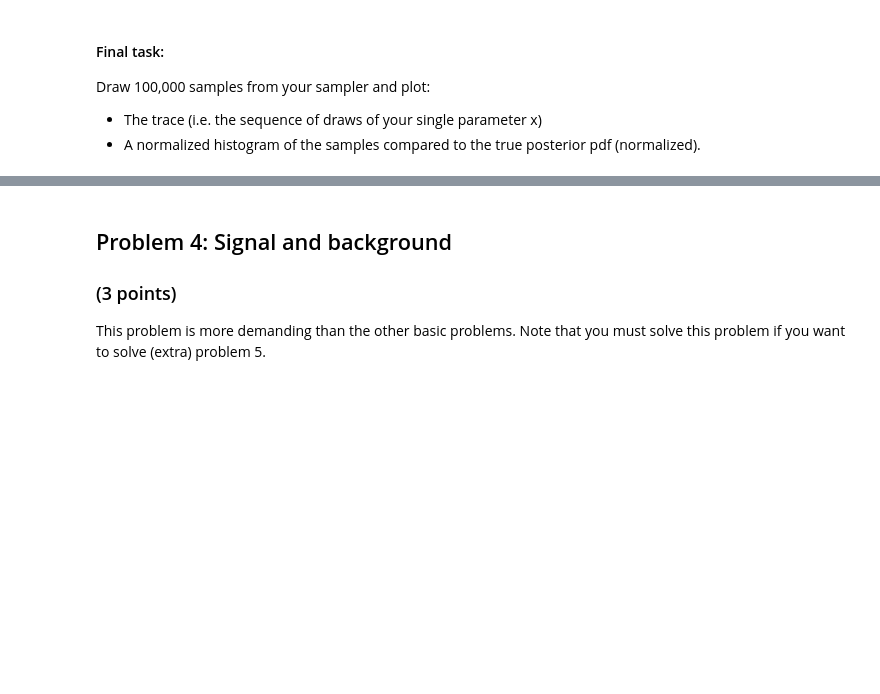
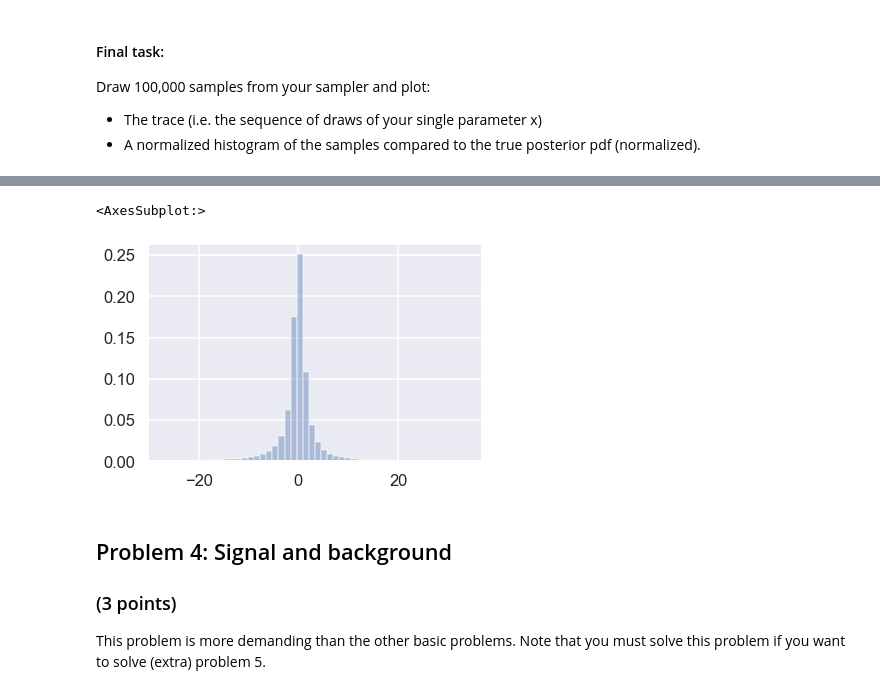
Before and after one commit to pwd-alejandro/learningFromData, a Jupyter notebook: doc/pub/ProblemSets/Set2/TIF285_ProblemSet2/TIF285_ProblemSet2/TIF285_ps2_basic_problems.ipynb, the cells around one changed output, grey strips where cells are left out. Saved outputs shown, nothing was run; the diff lists cells and outputs as text; code cells hidden in the pictures; blank space fills up the shorter version.

```diff
--- a/doc/pub/ProblemSets/Set2/TIF285_ProblemSet2/TIF285_ProblemSet2/TIF285_ps2_basic_problems.ipynb
+++ b/doc/pub/ProblemSets/Set2/TIF285_ProblemSet2/TIF285_ProblemSet2/TIF285_ps2_basic_problems.ipynb
@@ -560,3 +593,8 @@ except:
+# %%
+sns.distplot(samples, kde=False, norm_hist=True)
+# %% [output]
+<AxesSubplot:>
+[figure, added]
 # %%
 assert np.abs(np.median(samples))<0.2, f'The median of the samples is {np.median(samples):.1}. It should be close to the median of the posterior pdf (=0.0)'
 # %% [markdown]
```
Also changed, not shown: parts of 11 cells of this notebook.
